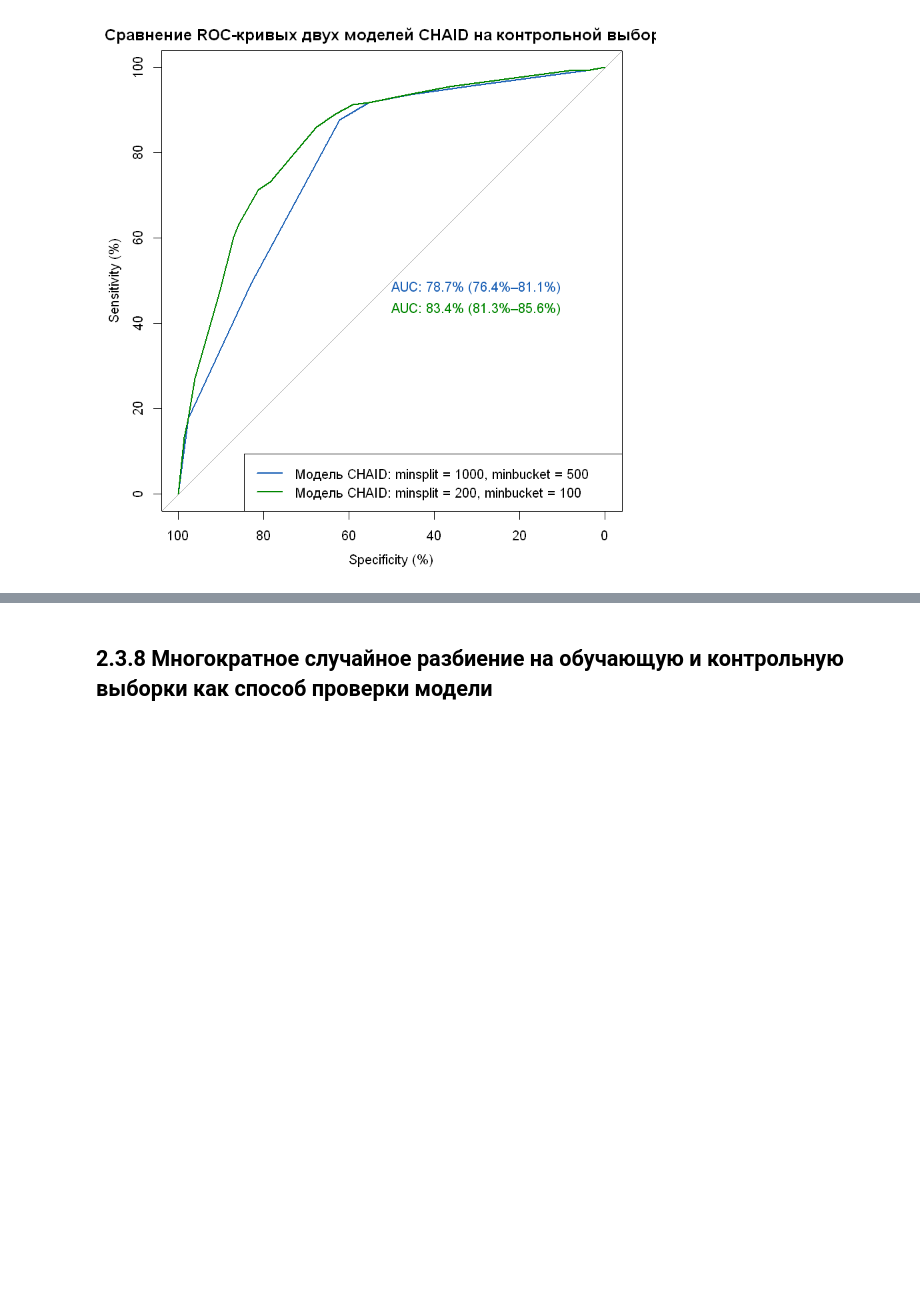
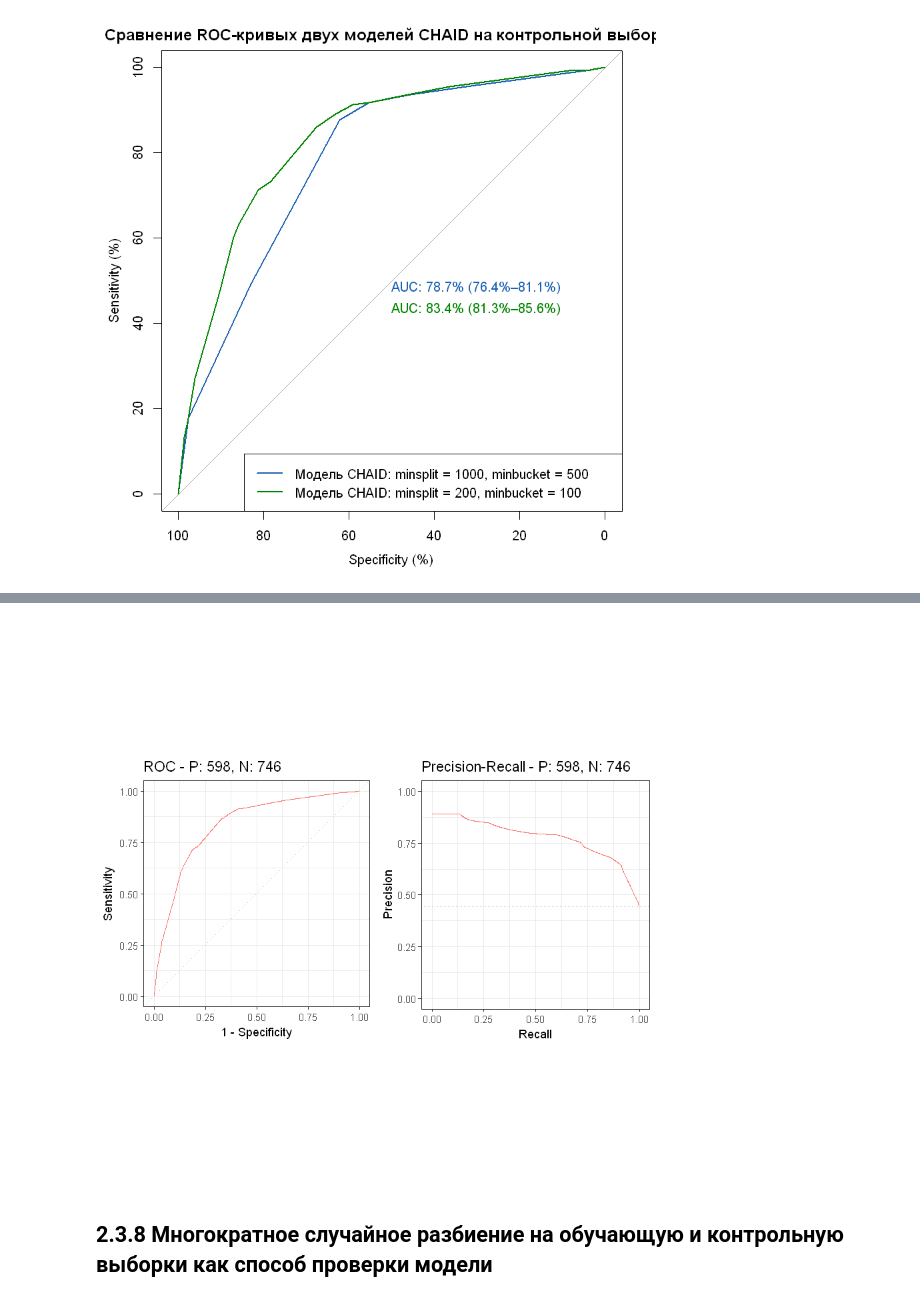
Before and after one commit to openself/Gewissta_ML_Course, a Jupyter notebook: Notebooks/Модуль 2_Построение деревьев решений CHAID с помощью пакета R CHAID.ipynb, the cells around one changed output, grey strips where cells are left out. Saved outputs shown, nothing was run; the diff lists cells and outputs as text; code cells hidden in the pictures; blank space fills up the shorter version.

```diff
--- a/Notebooks/Модуль 2_Построение деревьев решений CHAID с помощью пакета R CHAID.ipynb
+++ b/Notebooks/Модуль 2_Построение деревьев решений CHAID с помощью пакета R CHAID.ipynb
@@ -1203,3 +1263,9 @@ legend("bottomright", legend=c("Модель CHAID: minsplit = 1000, minbucket =
+# %%
+# улучшаем внешний вид графиков
+library(ggplot2)
+autoplot(curves)
+# %% [output]
+[figure, added]
 # %% [markdown]
 ## 2.3.8 Многократное случайное разбиение на обучающую и контрольную выборки как способ проверки модели
 # %%
```
Also changed, not shown: parts of 13 cells of this notebook, 15 other files.
